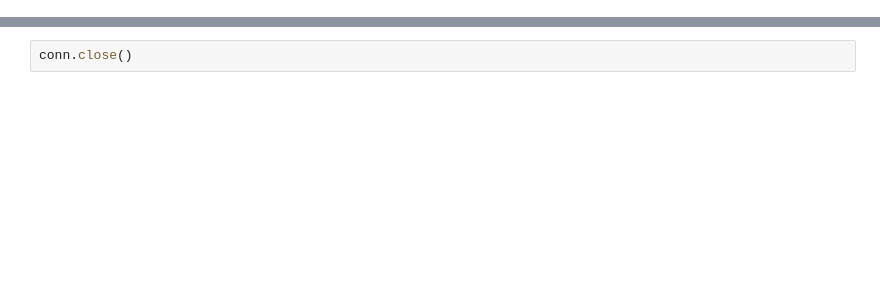
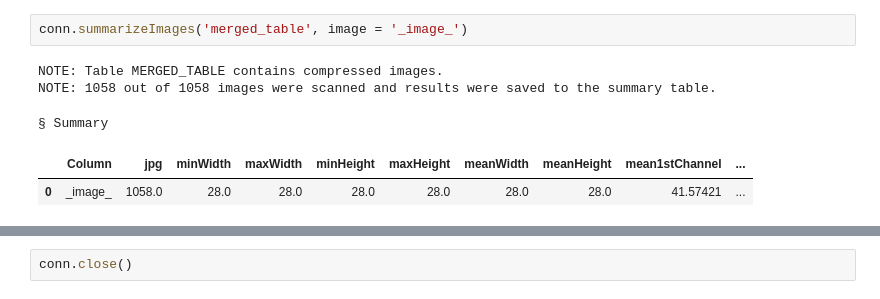
Before and after one commit to chungdz/img, a Jupyter notebook: auto_encoder.ipynb, the cells around one changed output, grey strips where cells are left out. Cells and saved outputs as stored; diff of their text form; blank space fills up the shorter version.

```diff
--- a/auto_encoder.ipynb
+++ b/auto_encoder.ipynb
@@ -175,0 +161,8 @@ WARNING: Something went wrong while extracting label images
+# %%
+conn.summarizeImages('merged_table', image = '_image_')
+# %% [output]
+NOTE: Table MERGED_TABLE contains compressed images.
+NOTE: 1058 out of 1058 images were scanned and results were saved to the summary table.
+§ Summary
+|  | Column | jpg | minWidth | maxWidth | minHeight | maxHeight | meanWidth | meanHeight | mean1stChannel | ... |
+| 0 | _image_ | 1058.0 | 28.0 | 28.0 | 28.0 | 28.0 | 28.0 | 28.0 | 41.57421 | ... |
```
Also changed, not shown: parts of 13 cells of this notebook.
